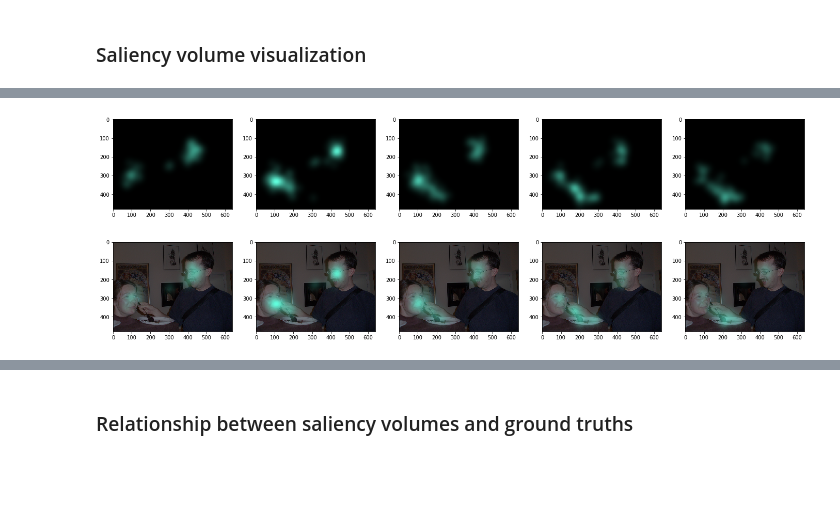
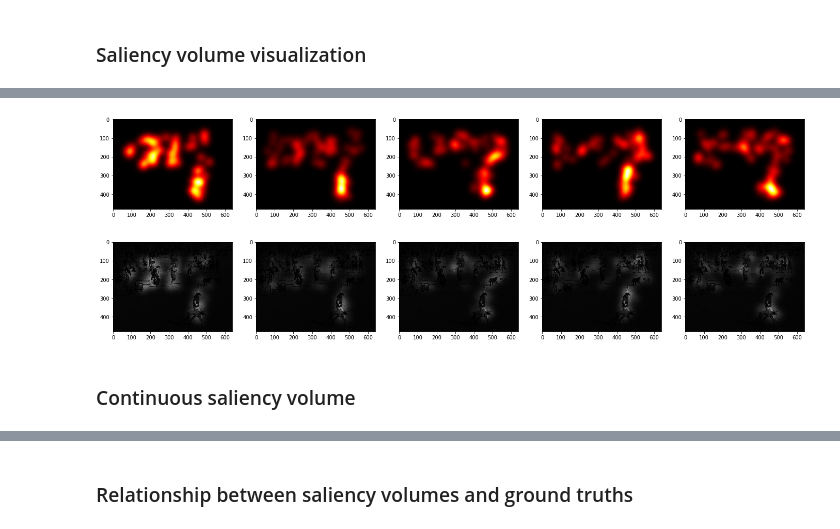
Before and after one commit to LudoHoff/TemporalSaliencyPrediction, a Jupyter notebook: SaliconParser.ipynb, the cells around one changed output, grey strips where cells are left out. Saved outputs shown, nothing was run; the diff lists cells and outputs as text; code cells hidden in the pictures; blank space fills up the shorter version.

Commit message:
Adding saliency volume vizualisation methods

```diff
--- a/SaliconParser.ipynb
+++ b/SaliconParser.ipynb
@@ -94,7 +105,7 @@ def get_saliency_volumes(filenames,
         saliency_volume = []
         for i, observer in enumerate(fixations):
             fix_timestamps = []
-            fix_time = 5000 / (len(observer) + 1)
+            fix_time = TIMESPAN / (len(observer) + 1)
             est_timestamp = 0
 
             for fixation in observer:
@@ -102,7 +113,7 @@ def get_saliency_volumes(filenames,
                 time_diffs = abs(timestamps[i] - est_timestamp)
                 min_idx = np.argmin(etw * time_diffs + distances)
 
-                fix_timestamps.append([min(timestamps[i][min_idx][0], 5000), fixation.tolist()])
+                fix_timestamps.append([min(timestamps[i][min_idx][0], TIMESPAN), fixation.tolist()])
                 errors.append(distances[min_idx])
                 est_timestamp += fix_time
 
@@ -116,12 +127,20 @@ def get_saliency_volumes(filenames,
 def split_fixations(fix_timestamps, splitters):
     split_at = fix_timestamps[:,0].searchsorted(splitters)
     return np.split(fix_timestamps[:,1], split_at)
-# %%
-def format_image(heatmap, image, max_value):
-    extended_map = heatmap[:,:,np.newaxis] / max_value
-    adapted_map = extended_map * np.array([0.38, 1, 0.87]) #([1, 0.37, 0])
-
-    return np.clip(adapted_map, 0, 1), np.clip(adapted_map + 0.5 * (1 - extended_map) * image / 255, 0, 1)
+# %%
+def get_heat_image(image):
+    return cv2.cvtColor(cv2.applyColorMap(np.uint8(255 * image), cv2.COLORMAP_HOT), cv2.COLOR_BGR2RGB)
+# %%
+RATIO = 0.9
+
+def format_image(heatmap, image, max_value):
+    extended_map = heatmap / max_value
+    hsv = cv2.cvtColor(image, cv2.COLOR_RGB2HSV)
+    factors = np.clip(2 * extended_map, 0, 1)
+    hsv[:,:,1] = np.uint8(factors * hsv[:,:,1])
+    hsv[:,:,2] = np.uint8((RATIO * factors + (1 - RATIO)) * hsv[:,:,2])
+
+    return get_heat_image(extended_map[:,:,np.newaxis]), cv2.cvtColor(hsv, cv2.COLOR_HSV2RGB)
 # %%
 def display_images(maps, image, normalized=False):
     f, axarr = plt.subplots(2, len(maps), figsize=(24, 8))
@@ -302,4 +354,6 @@ Cumulated number of fixations: 399
 # %%
-display_images(maps, image)
+display_images(maps, image, True)
 # %% [output]
-[figure, old version]
+[figure, new version]
+# %% [markdown]
+### Continuous saliency volume
```
Also changed, not shown: parts of 33 cells of this notebook.
